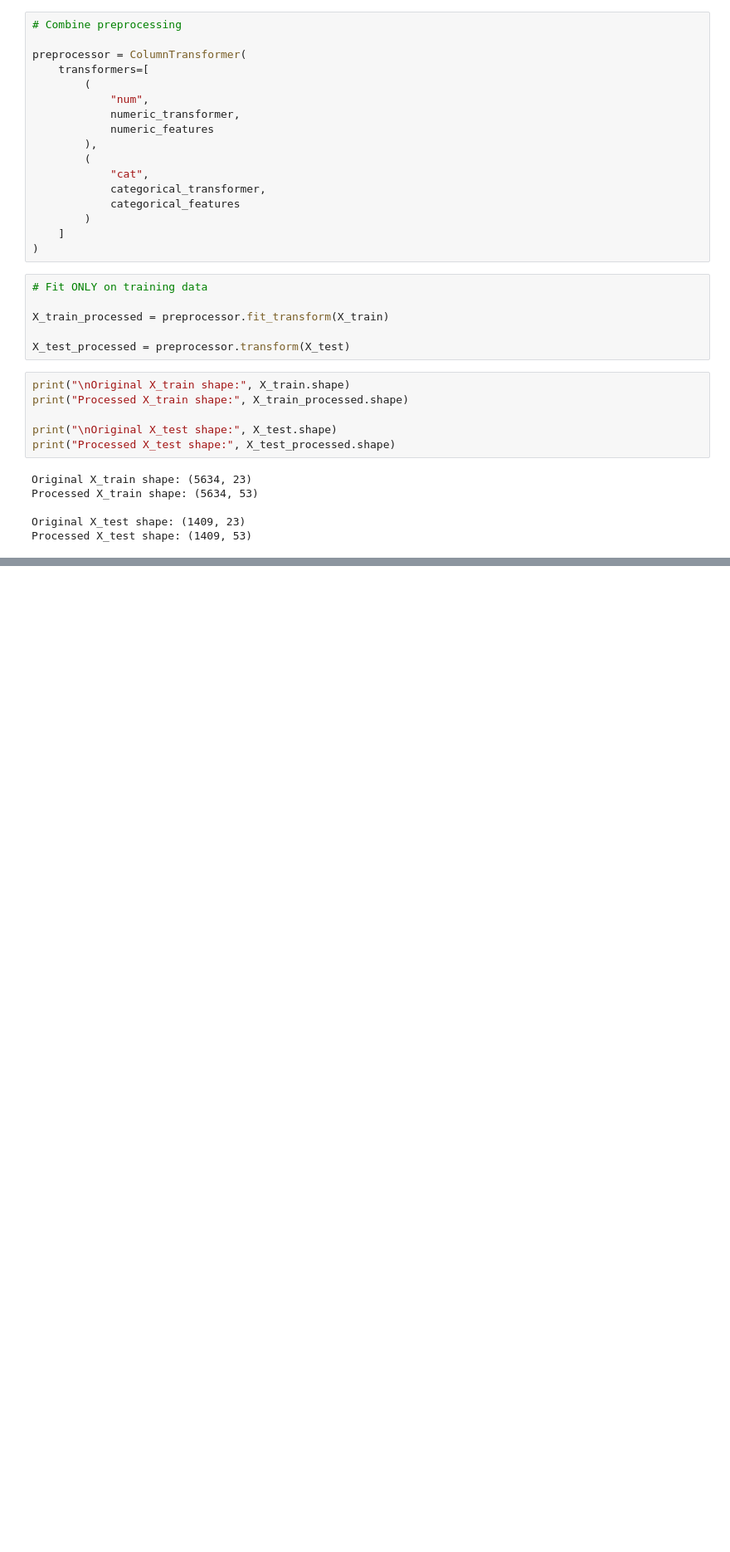
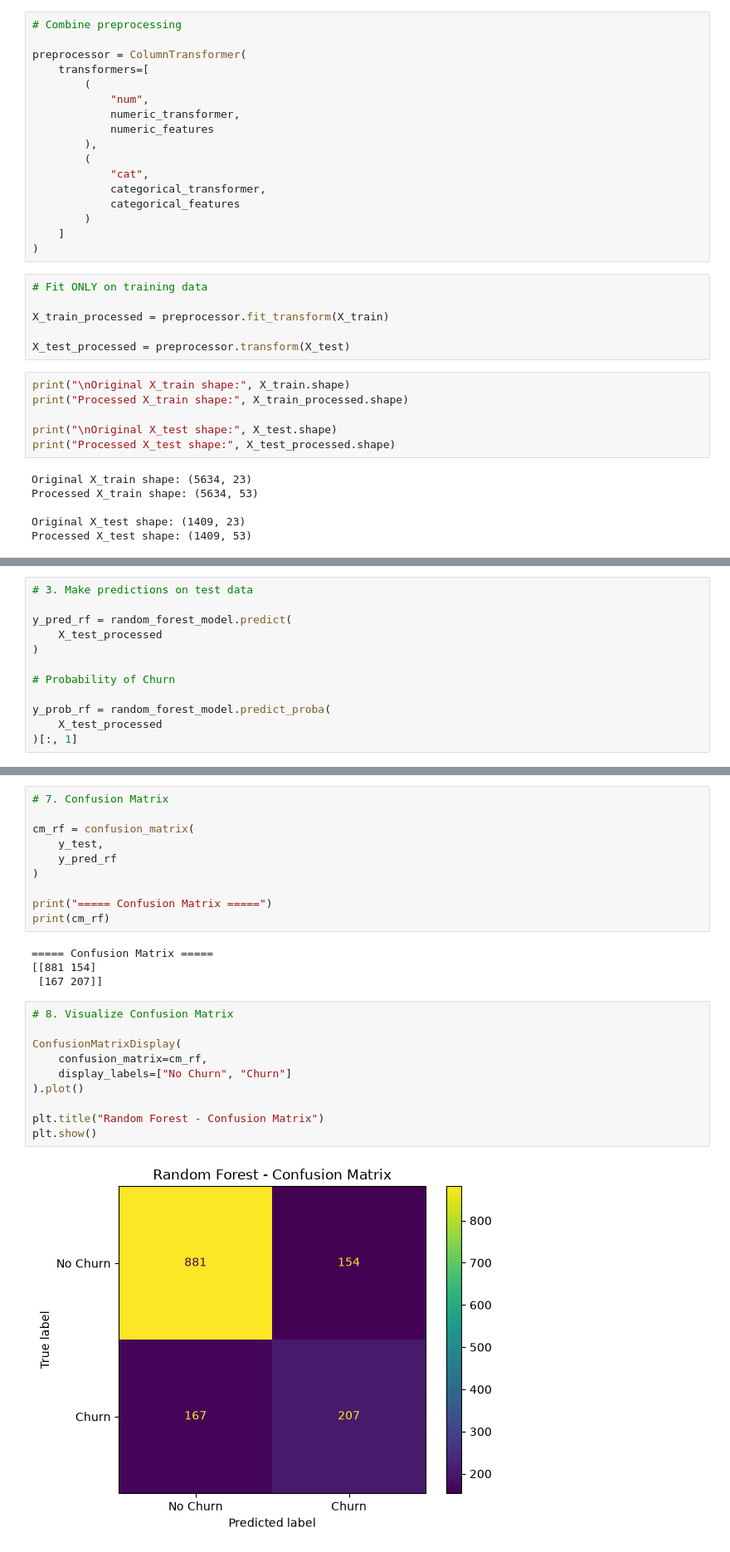
Before and after one commit to abhasj05204/Customer-Churn-Prediction, a Jupyter notebook: notebooks/EDA.ipynb, the cells around one changed output, grey strips where cells are left out. Shown at 83% size. Drawn from its saved outputs; the diff is of its cells as text; blank space fills up the shorter version.

```diff
--- a/notebooks/EDA.ipynb
+++ b/notebooks/EDA.ipynb
@@ -1055,0 +1258,12 @@ Processed X_test shape: (1409, 53)
+# %%
+# 3. Make predictions on test data
+
+y_pred_rf = random_forest_model.predict(
+    X_test_processed
+)
+
+# Probability of Churn
+
+y_prob_rf = random_forest_model.predict_proba(
+    X_test_processed
+)[:, 1]
@@ -1055,0 +1336,26 @@ Processed X_test shape: (1409, 53)
+# %%
+# 7. Confusion Matrix
+
+cm_rf = confusion_matrix(
+    y_test,
+    y_pred_rf
+)
+
+print("===== Confusion Matrix =====")
+print(cm_rf)
+# %% [output]
+===== Confusion Matrix =====
+[[881 154]
+ [167 207]]
+# %%
+# 8. Visualize Confusion Matrix
+
+ConfusionMatrixDisplay(
+    confusion_matrix=cm_rf,
+    display_labels=["No Churn", "Churn"]
+).plot()
+
+plt.title("Random Forest - Confusion Matrix")
+plt.show()
+# %% [output]
+[figure, added]
```
Also changed, not shown: parts of 38 cells of this notebook.
